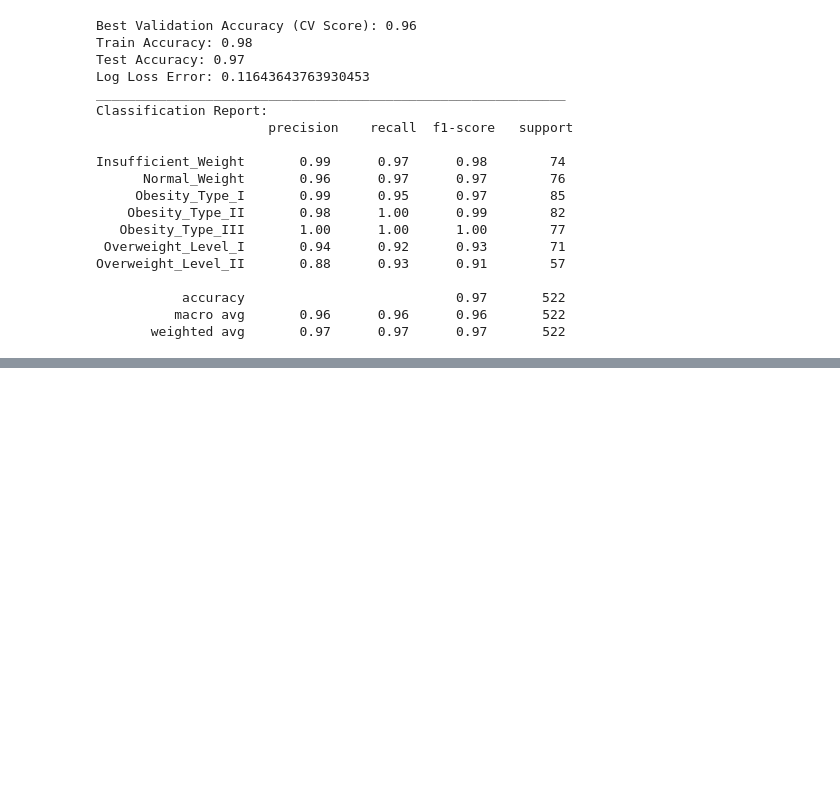
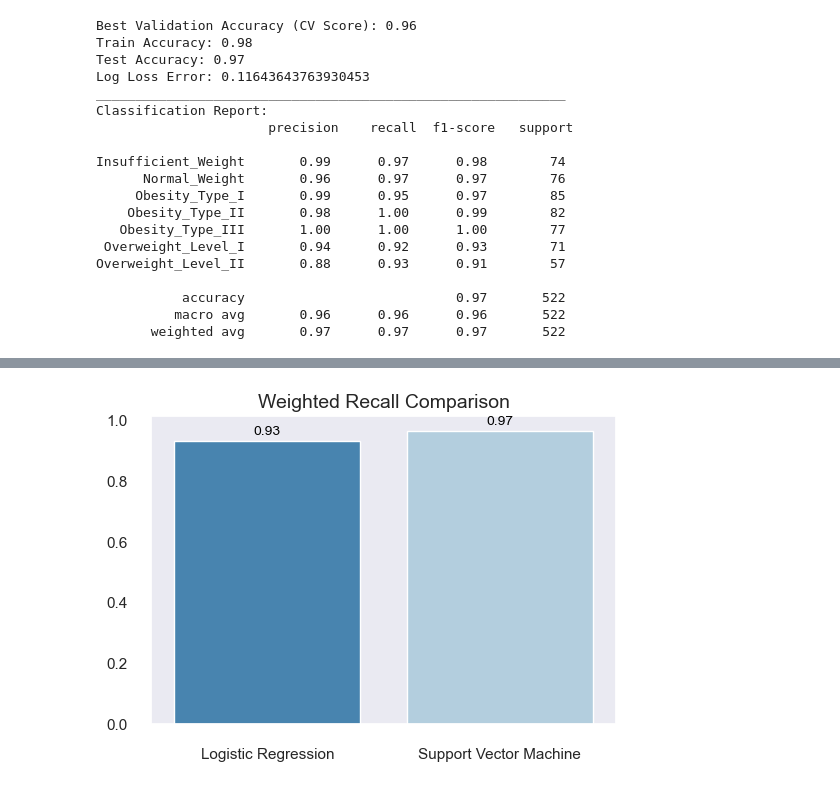
Before and after one commit to lamelkekana/Obesity_Prediction, a Jupyter notebook: obesity_prediction.ipynb, the cells around one changed output, grey strips where cells are left out. Saved outputs shown, nothing was run; the diff lists cells and outputs as text; code cells hidden in the pictures; blank space fills up the shorter version.

```diff
--- a/obesity_prediction.ipynb
+++ b/obesity_prediction.ipynb
@@ -747,18 +765,23 @@ Best Hyperparameters: {'C': 10, 'max_iter': 500, 'penalty': 'l2', 'solver': 'lbf
 # %%
 # Use the best model to make predictions on the test set
 best_model = grid_search.best_estimator_
-y_pred = best_model.predict(X_test_scaled)
+y_pred_lr = best_model.predict(X_test_scaled)
 y_pred_prob = best_model.predict_proba(X_test_scaled)
+lr_report = classification_report(y_test, y_pred_lr, target_names=target_names)
 
+# Train and Test accuracy
+lr_cv_accuracy = grid_search.best_score_
+lr_train_accuracy = best_model.score(X_train_scaled, y_train)
+lr_test_accuracy = best_model.score(X_test_scaled, y_test)
 
 # Print metrics scores
-print(f"Best Validation Accuracy (CV Score): {grid_search.best_score_:.2f}")
-print(f"Train Accuracy: {best_model.score(X_train_scaled, y_train):.2}")
-print(f"Test Accuracy: {best_model.score(X_test_scaled, y_test):.2f}")
+print(f"Best Validation Accuracy (CV Score): {lr_cv_accuracy:.2f}")
+print(f"Train Accuracy: {lr_train_accuracy:.2}")
+print(f"Test Accuracy: {lr_test_accuracy:.2f}")
 print(f"Log Loss Error: {log_loss(y_test,y_pred_prob)}")
 print("_"*60)
 
-print("Classification Report:\n", classification_report(y_test, y_pred, target_names=target_names))
+print("Classification Report:\n", lr_report)
 # %% [output]
 Best Validation Accuracy (CV Score): 0.94
 Train Accuracy: 0.97
@@ -853,0 +950,28 @@ Overweight_Level_II       0.88      0.93      0.91        57
+# %%
+# Generate classification reports as dictionaries for both models
+lr_report_dict = classification_report(y_test, y_pred_lr, target_names=target_names, output_dict=True)
+svm_report_dict = classification_report(y_test, y_pred_svm, target_names=target_names, output_dict=True)
+
+# Extract the weighted average recall for each model
+svm_weighted_recall = svm_report_dict['weighted avg']['recall']  # SVM model's recall, weighted by class support
+lr_weighted_recall = lr_report_dict['weighted avg']['recall']  # Logistic Regression model's weighted recall
+# %%
+# Data
+models = ["Logistic Regression", "Support Vector Machine"]
+weighted_recalls = [lr_weighted_recall, svm_weighted_recall]
+
+# Style and plot
+sns.set_style("darkgrid")
+plt.figure(figsize=(6, 4))
+ax = sns.barplot(x=models, y=weighted_recalls, palette="Blues_r")
+
+# Add values
+for i, recall in enumerate(weighted_recalls):
+    ax.text(i, recall + 0.02, f"{recall:.2f}", ha='center', fontsize=10, color="black")
+
+# Formatting
+plt.title("Weighted Recall Comparison", fontsize=14)
+plt.grid(False)
+plt.show()
+# %% [output]
+[figure, added]
```
Also changed, not shown: parts of 17 cells of this notebook.
